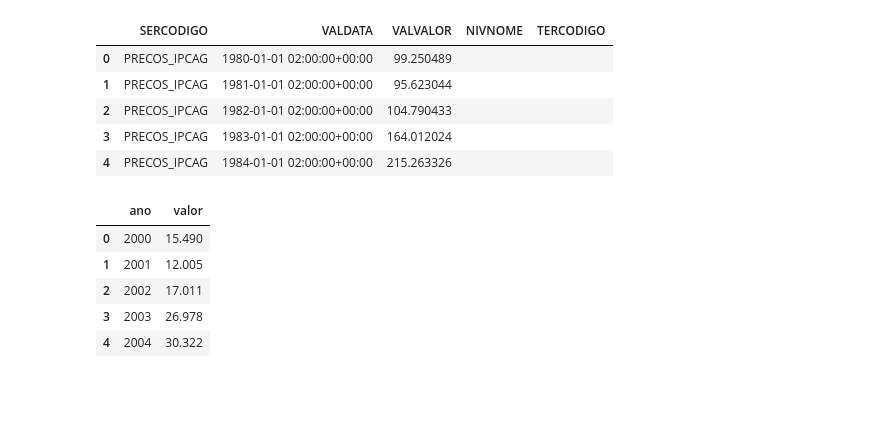
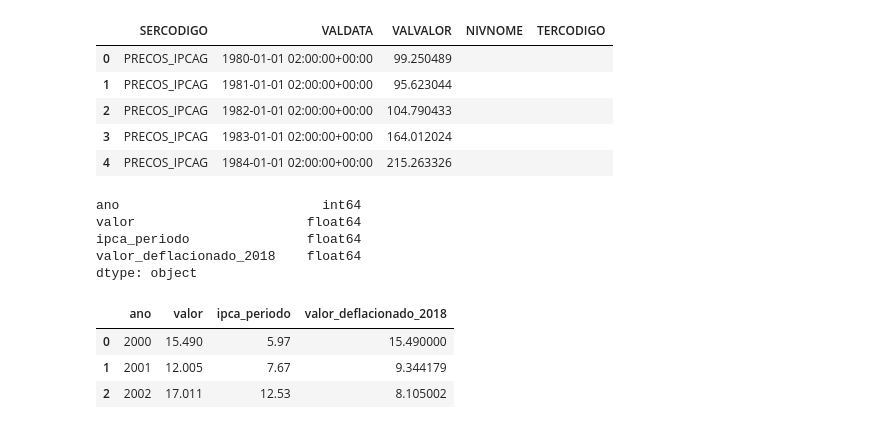
Before and after one commit to eugeniothiago/deflatepy, a Jupyter notebook: deflator.ipynb, the cells around one changed output. Drawn from its saved outputs; the diff is of its cells as text; code cells hidden in the pictures; blank space fills up the shorter version.

```diff
--- a/deflator.ipynb
+++ b/deflator.ipynb
@@ -108,26 +108,27 @@ ipca_anual_df.head()
 # %%
 import pandas as pd
 #Valores nominais do financiamento rural
 financiamento_rural_nominal = [15.490, 12.005, 17.011, 26.978, 30.322, 35.533, 42.815, 49.340, 63.682, 67.166, 77.639, 93.207, 112.263, 150.139, 170.401, 178.902, 185.067, 163.199, 171.849, 169.651, 181.110]
 #IPCA acumulado(mês de dezembro) de 2000 a 2020
 ipca_acumulado = [5.97, 7.67, 12.53, 9.30, 7.60, 5.69, 3.14, 4.46, 5.90, 4.31, 5.91, 6.50, 5.84, 5.91, 6.41, 10.67, 6.29, 2.95, 3.75, 4.31, 4.52]
 ano = [i for i in range(2000,2021)]
 df = pd.DataFrame({'valor':financiamento_rural_nominal,'ipca_periodo':ipca_acumulado,'ano':ano})
 df = df[['ano','valor','ipca_periodo']]
 
-deflator = df.loc[df.ano==2018,'ipca_periodo'].squeeze()
+deflator = df.loc[df.ano==2000,'ipca_periodo'].squeeze()
 
-#df['valor_deflacionado_2018'] = df['valor'] * (deflator/df['ipca_periodo'].squeeze())
+df['valor_deflacionado_2018'] = df['valor'] * (deflator/df['ipca_periodo'].squeeze())
 #df['valor_teste'] = 10.0
 #df['teste_deflacao'] = df['valor_teste'] * (deflator/df['ipca_periodo'].squeeze())
-#df.head(3)
+print(df.dtypes)
+df.head(3)
+# %% [output]
+ano                          int64
+valor                      float64
+ipca_periodo               float64
+valor_deflacionado_2018    float64
+dtype: object
+|  | ano | valor | ipca_periodo | valor_deflacionado_2018 |
+| 0 | 2000 | 15.490 | 5.97 | 15.490000 |
+| 1 | 2001 | 12.005 | 7.67 | 9.344179 |
+| 2 | 2002 | 17.011 | 12.53 | 8.105002 |
-# %%
-test_df = df[['ano','valor']]
-test_df.head()
-# %% [output]
-|  | ano | valor |
-| 0 | 2000 | 15.490 |
-| 1 | 2001 | 12.005 |
-| 2 | 2002 | 17.011 |
-| 3 | 2003 | 26.978 |
-| 4 | 2004 | 30.322 |
```
Also changed, not shown: parts of 7 cells of this notebook, 2 other files.
